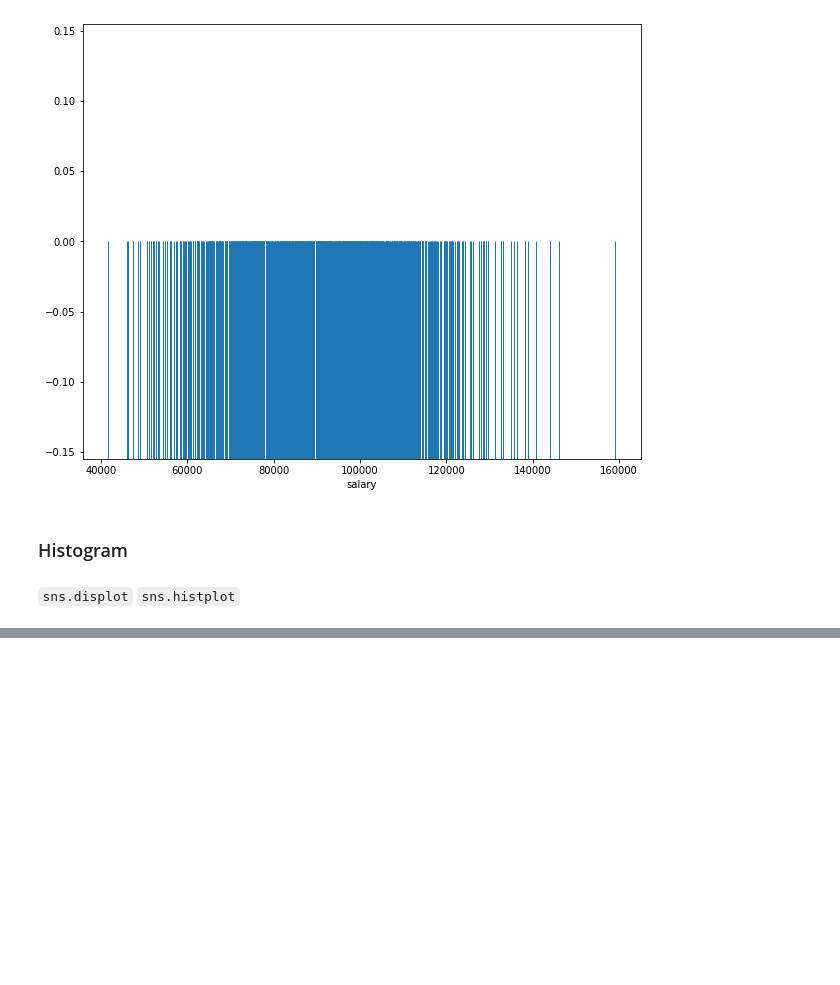
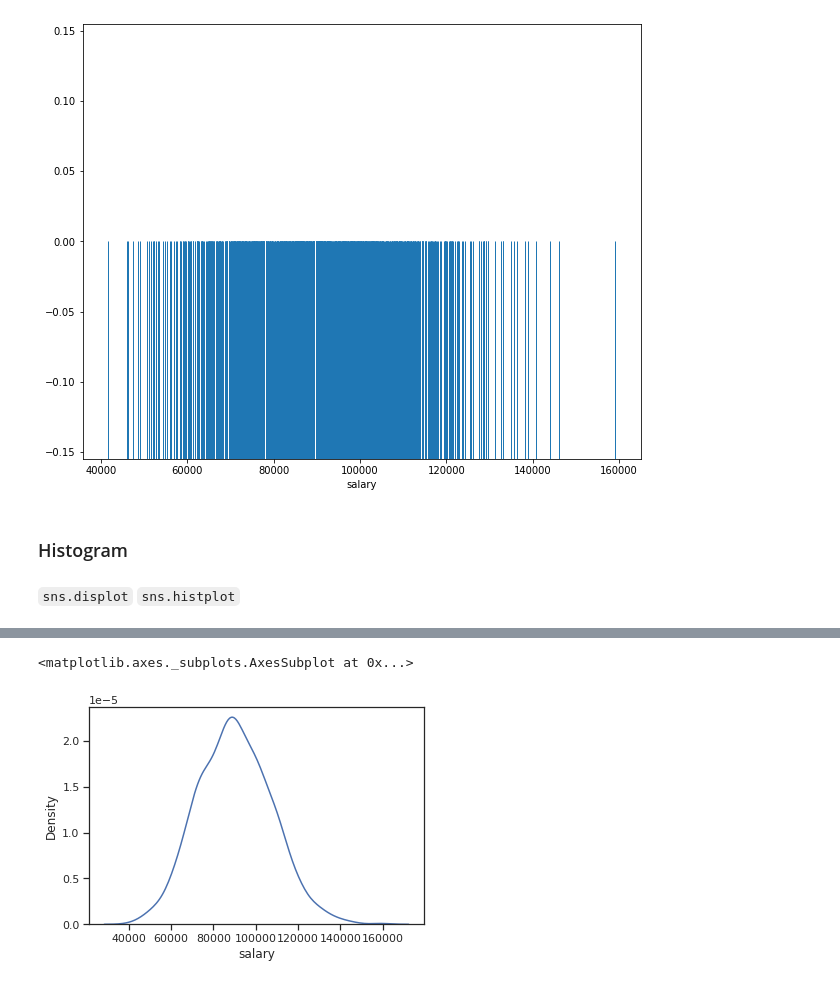
Before and after one commit to Dimisz/DSc_and_ML_with_Python_Course, a Jupyter notebook: Seaborn.ipynb, the cells around one changed output, grey strips where cells are left out. Saved outputs shown, nothing was run; the diff lists cells and outputs as text; code cells hidden in the pictures; blank space fills up the shorter version.

```diff
--- a/Seaborn.ipynb
+++ b/Seaborn.ipynb
@@ -126,0 +136,5 @@ sns.displot(data=df,
+# %%
+sns.kdeplot(data=df, x='salary')
+# %% [output]
+<matplotlib.axes._subplots.AxesSubplot at 0x...>
+[figure, added]
```
Also changed, not shown: parts of 51 cells of this notebook.
